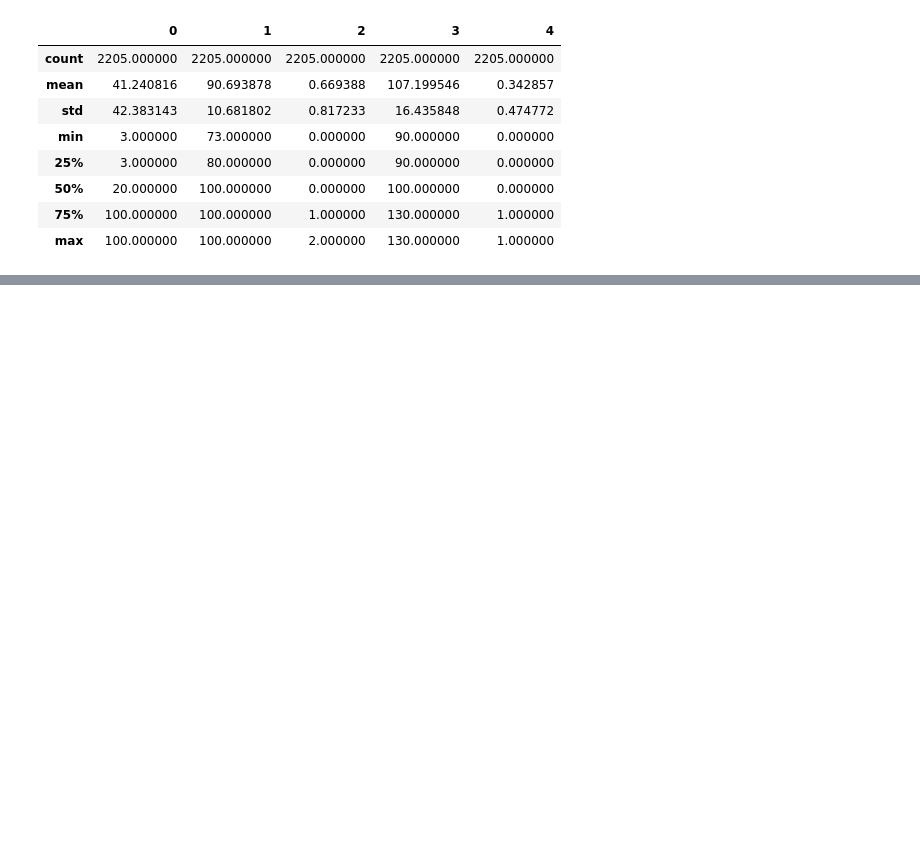
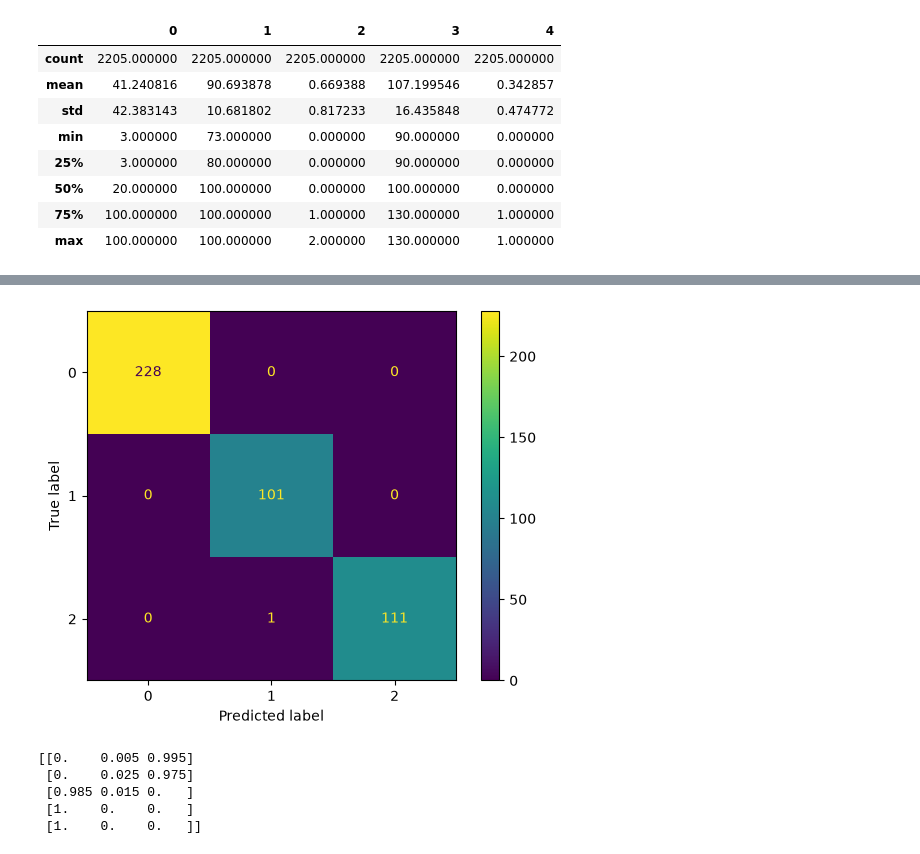
Before and after one commit to Abishrii/HYDRAULICS, a Jupyter notebook: notebooks/01_Data_Engineering.ipynb, the cells around one changed output, grey strips where cells are left out. Cells and saved outputs as stored; diff of their text form; code cells hidden in the pictures; blank space fills up the shorter version.

```diff
--- a/notebooks/01_Data_Engineering.ipynb
+++ b/notebooks/01_Data_Engineering.ipynb
@@ -176,0 +628,5 @@ profile.describe()
+# %%
+master_dataset = pd.concat(
+    [master_dataset, top_feature_df],
+    axis=1
+)
@@ -176,0 +718,29 @@ profile.describe()
+# %%
+from sklearn.ensemble import RandomForestClassifier
+
+rf_models = {}
+
+targets = [
+    "Cooler",
+    "Valve",
+    "Pump",
+    "Accumulator"
+]
+
+for target in targets:
+
+    rf = RandomForestClassifier(
+        n_estimators=200,
+        max_depth=20,
+        random_state=42,
+        n_jobs=-1
+    )
+
+    rf.fit(
+        X_train,
+        y_train[target]
+    )
+
+    rf_models[target] = rf
+
+print(rf_models.keys())
@@ -176,0 +826,22 @@ profile.describe()
+# %%
+from sklearn.metrics import ConfusionMatrixDisplay
+
+ConfusionMatrixDisplay.from_estimator(
+    rf_models["Pump"],
+    X_test,
+    y_test["Pump"]
+)
+
+plt.show()
+# %% [output]
+[figure, added]
+# %%
+pump_probability = rf_models["Pump"].predict_proba(X_test)
+
+print(pump_probability[:5])
+# %% [output]
+[[0.    0.005 0.995]
+ [0.    0.025 0.975]
+ [0.985 0.015 0.   ]
+ [1.    0.    0.   ]
+ [1.    0.    0.   ]]
```
Also changed, not shown: parts of 72 cells of this notebook, 33 other files.
